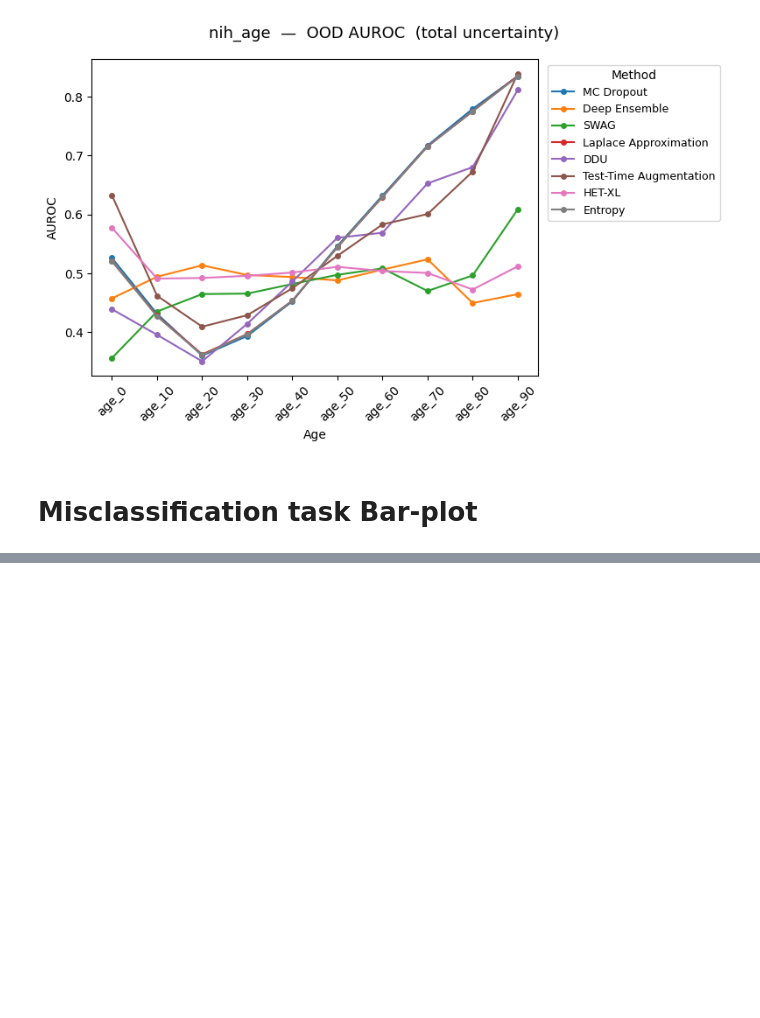
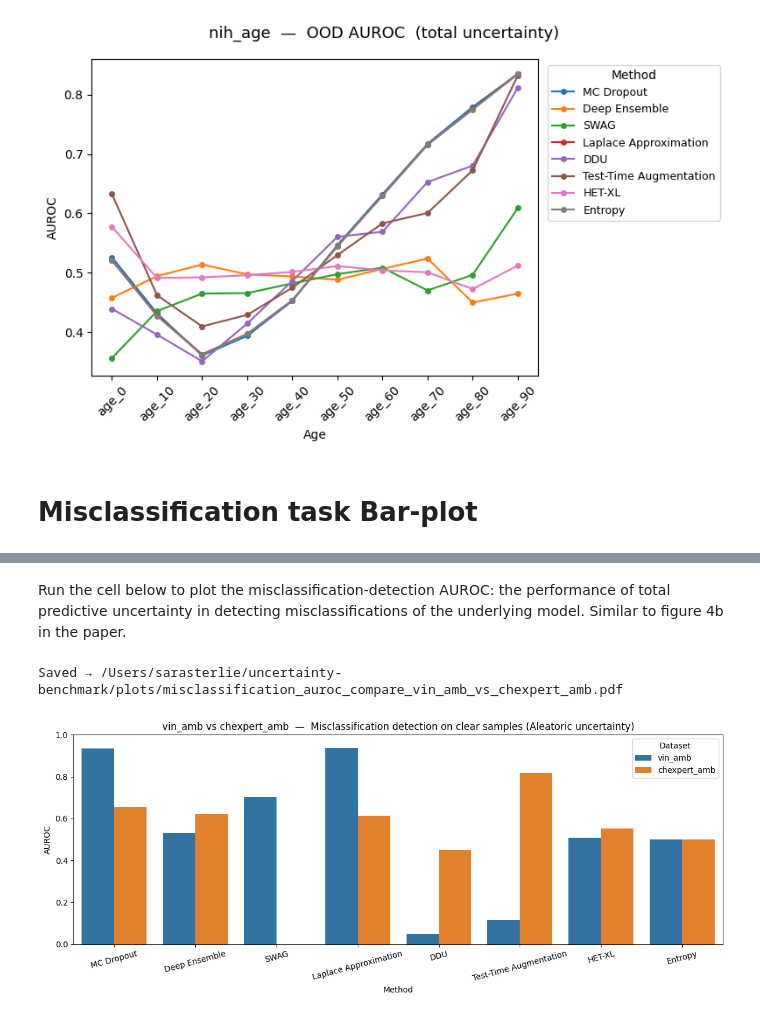
Before and after one commit to sterlie/uncertainty-benchmark, a Jupyter notebook: src/notebook_results.ipynb, the cells around one changed output, grey strips where cells are left out. Cells and saved outputs as stored; diff of their text form; code cells hidden in the pictures; blank space fills up the shorter version.

```diff
--- a/src/notebook_results.ipynb
+++ b/src/notebook_results.ipynb
@@ -75,0 +64,7 @@ Saved → /Users/sarasterlie/uncertainty-benchmark/plots/chest_bin_nih_age.pdf
+# %% [markdown]
+Run the cell below to plot the misclassification-detection AUROC: the performance of total predictive uncertainty in detecting misclassifications of the underlying model. Similar to figure 4b in the paper.
+# %%
+plot_misclassification_auroc_compare(EXPERIMENT_vin, EXPERIMENT_chex)
+# %% [output]
+Saved → /Users/sarasterlie/uncertainty-benchmark/plots/misclassification_auroc_compare_vin_amb_vs_chexpert_amb.pdf
+[figure, added]
```
Also changed, not shown: parts of 14 cells of this notebook, 7 other files.
